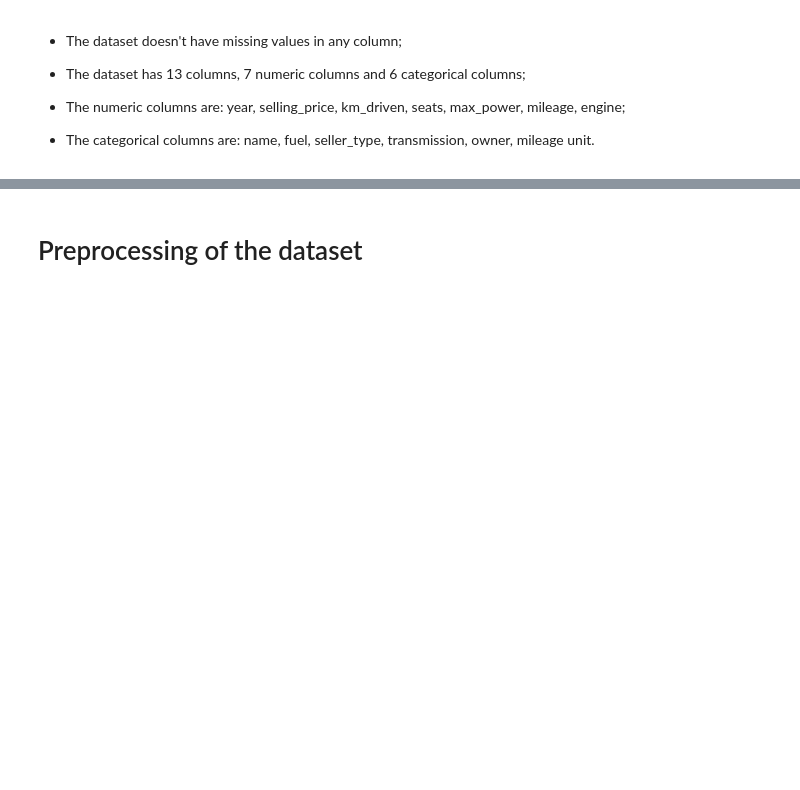
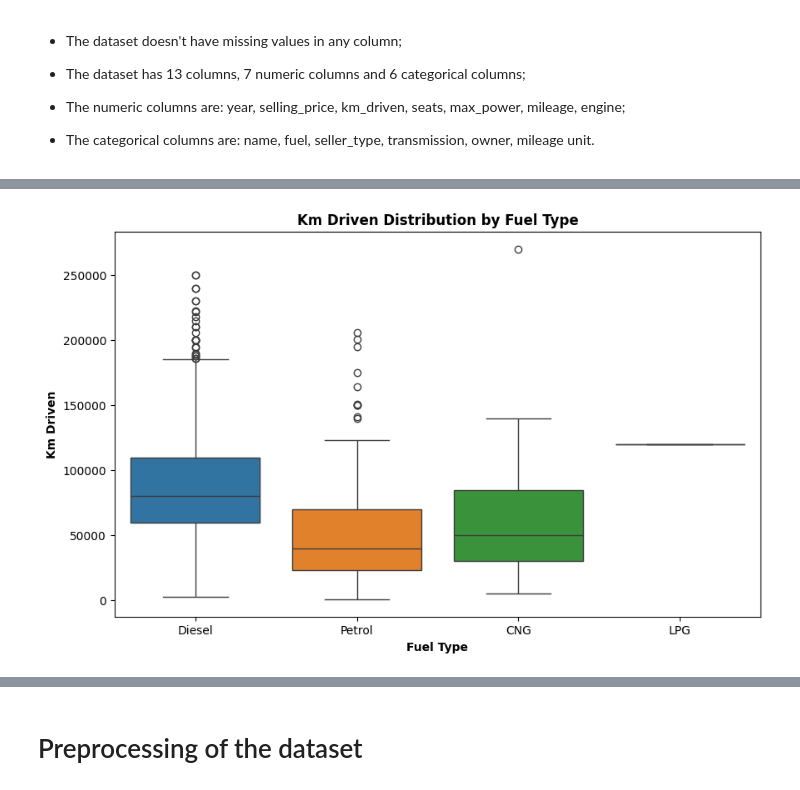
Before and after one commit to netofr19/ML_projects, a Jupyter notebook: car_price_prediction/car_price_pred.ipynb, the cells around one changed output, grey strips where cells are left out. Drawn from its saved outputs; the diff is of its cells as text; code cells hidden in the pictures; blank space fills up the shorter version.

```diff
--- a/car_price_prediction/car_price_pred.ipynb
+++ b/car_price_prediction/car_price_pred.ipynb
@@ -62,0 +120,9 @@ memory usage: 212.9+ KB
+# %%
+plt.figure(figsize=(10,6))
+sns.boxplot(data=data, x='fuel', y='km_driven', hue='fuel')
+plt.xlabel('Fuel Type', fontweight='bold')
+plt.ylabel('Km Driven', fontweight='bold')
+plt.title('Km Driven Distribution by Fuel Type', fontweight='bold')
+plt.show()
+# %% [output]
+[figure, added]
```
Also changed, not shown: parts of 27 cells of this notebook.
